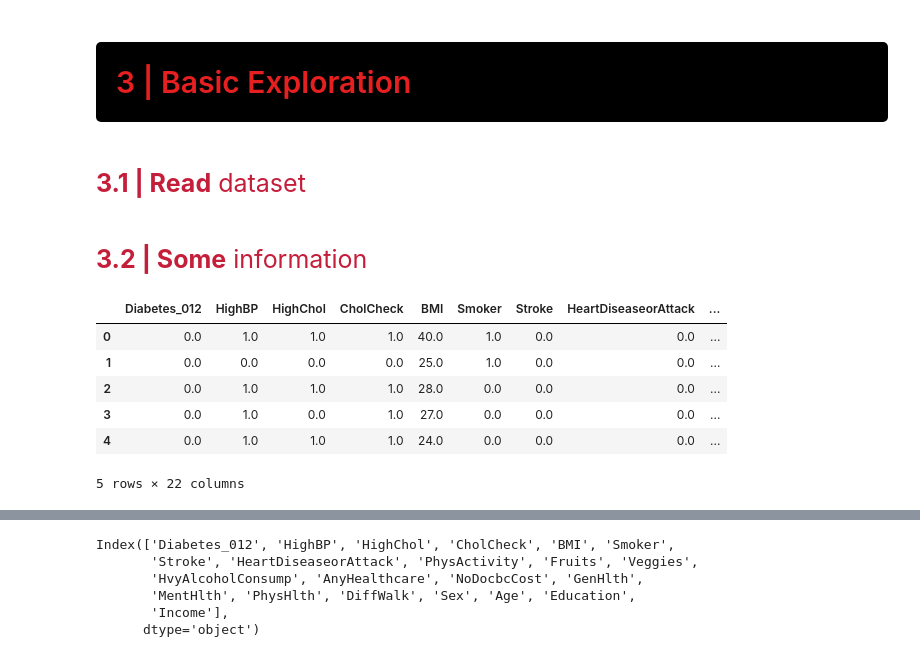
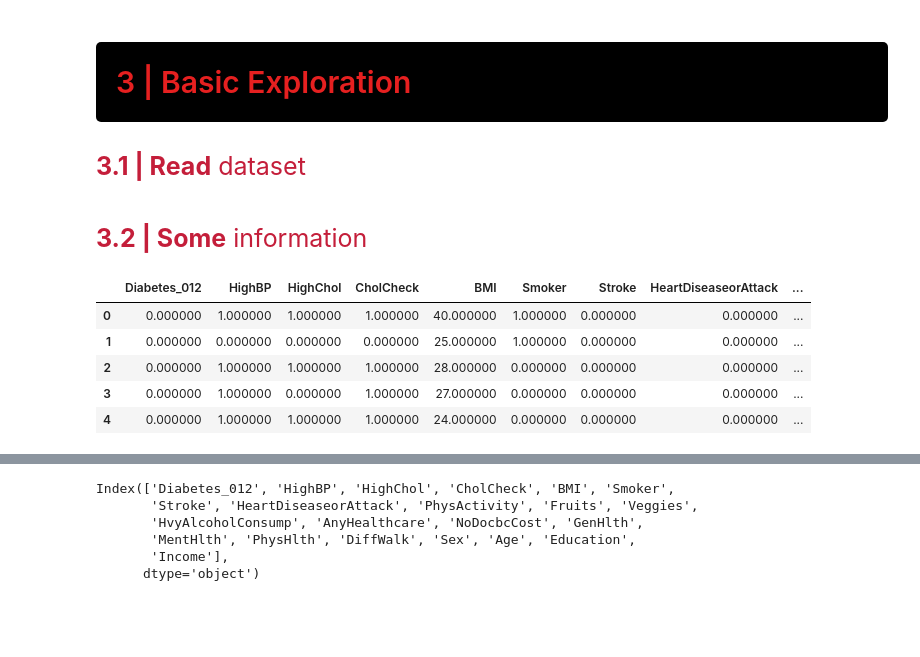
Before and after one commit to paya-alavi77/Diabetes, a Jupyter notebook: Diabetes.ipynb, the cells around one changed output, grey strips where cells are left out. Saved outputs shown, nothing was run; the diff lists cells and outputs as text; code cells hidden in the pictures; blank space fills up the shorter version.

```diff
--- a/Diabetes.ipynb
+++ b/Diabetes.ipynb
@@ -201,6 +201,6 @@ from imblearn.over_sampling import SMOTE
 # <div style="padding:20px;color:#E62020;margin:0;font-size:30px;font-family:Georgia;text-align:left;display:fill;border-radius:5px;background-color:black;overflow:hidden">3 | Basic Exploration</div>
 # %% [markdown]
 <a id="3.1"></a>
-<h2 style="font-family: Verdana; font-size: 25px; font-style: normal; font-weight: normal; text-decoration: none; text-transform: none; letter-spacing: 2px; color: #C41E3A;"><b>3.1 | Read</b> dataset
+<div style="font-family: Verdana; font-size: 25px; font-style: normal; font-weight: normal; text-decoration: none; text-transform: none; letter-spacing: 2px; color: #C41E3A;"><b>3.1 | Read</b> dataset </div>
 # %%
 df = pd.read_csv("diabetes_012_health_indicators_BRFSS2015.csv")
@@ -208,16 +207,23 @@ df = df.drop_duplicates()
 # %% [markdown]
 <a id="3.2"></a>
 <h2 style="font-family: Verdana; font-size: 25px; font-style: normal; font-weight: normal; text-decoration: none; text-transform: none; letter-spacing: 2px; color: #C41E3A;"><b>3.2 | Some</b> information
-# %%
-df.head()
-# %% [output]
-|  | Diabetes_012 | HighBP | HighChol | CholCheck | BMI | Smoker | Stroke | HeartDiseaseorAttack | ... |
-| 0 | 0.0 | 1.0 | 1.0 | 1.0 | 40.0 | 1.0 | 0.0 | 0.0 | ... |
-| 1 | 0.0 | 0.0 | 0.0 | 0.0 | 25.0 | 1.0 | 0.0 | 0.0 | ... |
-| 2 | 0.0 | 1.0 | 1.0 | 1.0 | 28.0 | 0.0 | 0.0 | 0.0 | ... |
-| 3 | 0.0 | 1.0 | 0.0 | 1.0 | 27.0 | 0.0 | 0.0 | 0.0 | ... |
-| 4 | 0.0 | 1.0 | 1.0 | 1.0 | 24.0 | 0.0 | 0.0 | 0.0 | ... |
-5 rows × 22 columns
+# %%
+styled_df = df.head(5).style
+
+# Set background color, text color, and border for the entire DataFrame
+styled_df.set_properties(**{"background-color": "black", "color": "#e9c46a", "border": "1.5px solid black"})
+
+# Modify the color and background color of the table headers (th)
+styled_df.set_table_styles([
+    {"selector": "th", "props": [("color", '#C41E3A'), ("background-color", "#333333")]}
+])
+# %% [output]
+|  | Diabetes_012 | HighBP | HighChol | CholCheck | BMI | Smoker | Stroke | HeartDiseaseorAttack | ... |
+| 0 | 0.000000 | 1.000000 | 1.000000 | 1.000000 | 40.000000 | 1.000000 | 0.000000 | 0.000000 | ... |
+| 1 | 0.000000 | 0.000000 | 0.000000 | 0.000000 | 25.000000 | 1.000000 | 0.000000 | 0.000000 | ... |
+| 2 | 0.000000 | 1.000000 | 1.000000 | 1.000000 | 28.000000 | 0.000000 | 0.000000 | 0.000000 | ... |
+| 3 | 0.000000 | 1.000000 | 0.000000 | 1.000000 | 27.000000 | 0.000000 | 0.000000 | 0.000000 | ... |
+| 4 | 0.000000 | 1.000000 | 1.000000 | 1.000000 | 24.000000 | 0.000000 | 0.000000 | 0.000000 | ... |
 # %%
 df.info()
 # %% [output]
```
Also changed, not shown: parts of 45 cells of this notebook.
